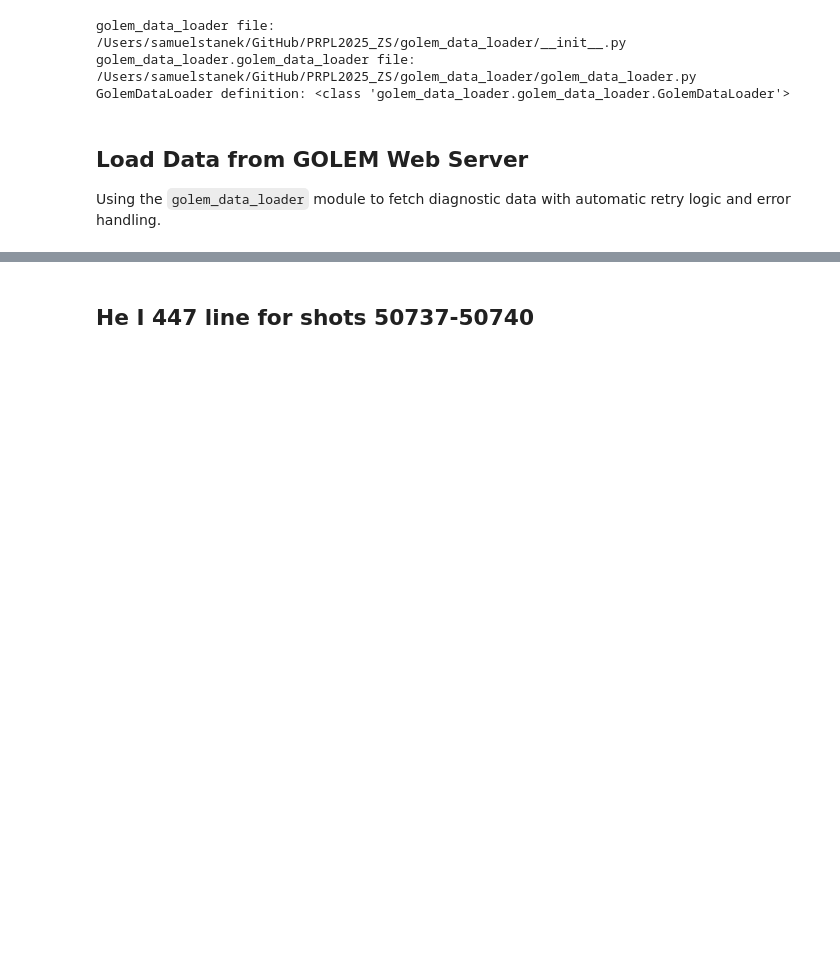
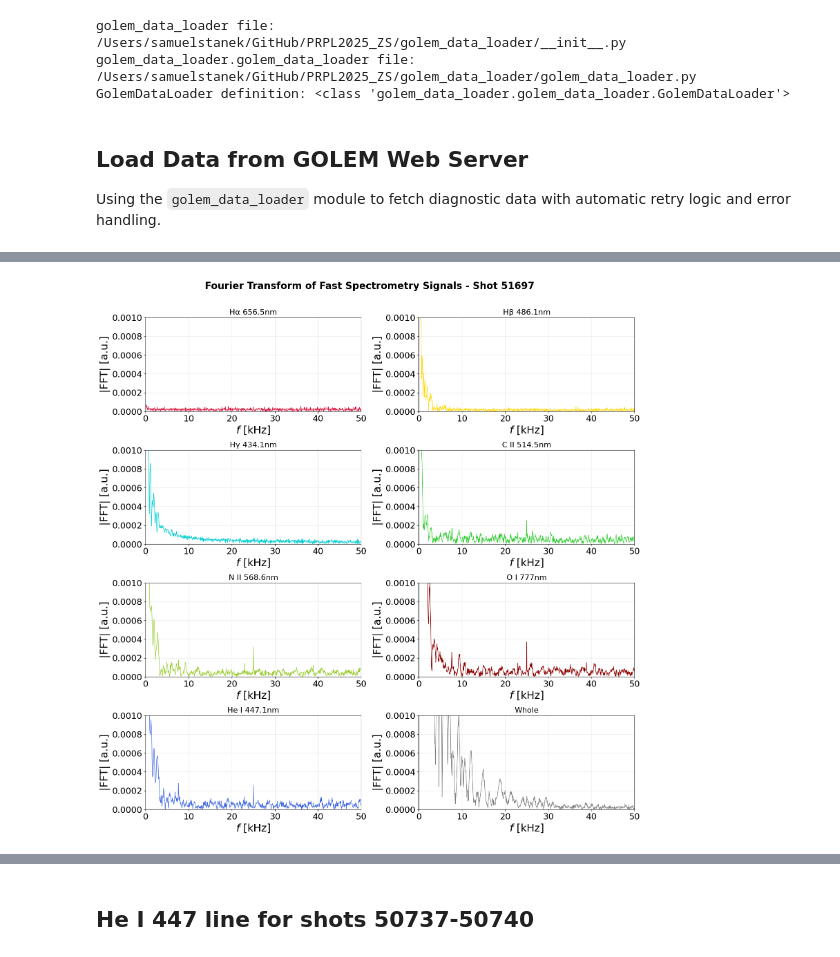
Before and after one commit to samostanek/PRPL2025_ZS, a Jupyter notebook: fast_spectrometry_graphs.ipynb, the cells around one changed output, grey strips where cells are left out. Saved outputs shown, nothing was run; the diff lists cells and outputs as text; code cells hidden in the pictures; blank space fills up the shorter version.

Commit message:
Add signal frequency analysis

```diff
--- a/fast_spectrometry_graphs.ipynb
+++ b/fast_spectrometry_graphs.ipynb
@@ -209,0 +190,66 @@ plt.show()
+# %%
+# Fourier Transform of each fast spectrometry signal
+all_lines = first_lines + second_lines + ["Whole"]
+n_lines = len(all_lines)
+ncols = 2
+nrows = (n_lines + ncols - 1) // ncols
+
+fig_fft, axes_fft = plt.subplots(nrows=nrows, ncols=ncols, figsize=(16, 4 * nrows))
+axes_fft = axes_fft.flatten()
+
+for i, label in enumerate(all_lines):
+    ax = axes_fft[i]
+    if label not in data:
+        ax.set_visible(False)
+        continue
+
+    df = data[label]
+    t = df.iloc[:, 0].values  # time in seconds
+    u = df.iloc[:, 1].values  # intensity
+
+    # Only use the plasma region for FFT if timing is available
+    if loader.plasma_timing:
+        mask = (t * 1e3 >= loader.plasma_timing.t_plasma_start_ms) & (t * 1e3 <= loader.plasma_timing.t_plasma_end_ms)
+    else:
+        mask = (t * 1e3 >= 2) & (t * 1e3 <= 20)
+    t_sel = t[mask]
+    u_sel = u[mask]
+
+    if len(u_sel) < 2:
+        ax.set_visible(False)
+        continue
+
+    # Compute sampling frequency and FFT
+    dt = np.mean(np.diff(t_sel))
+    fs = 1.0 / dt
+    N = len(u_sel)
+
+    # Remove DC component (subtract mean)
+    u_ac = u_sel - np.mean(u_sel)
+
+    freqs = np.fft.rfftfreq(N, d=dt)
+    fft_vals = np.abs(np.fft.rfft(u_ac)) * 2.0 / N
+
+    # Plot up to 50 kHz (half of typical 100 kHz sampling)
+    freq_limit = min(50e3, fs / 2)
+    freq_mask = freqs <= freq_limit
+
+    color = line_colors.get(label, "black")
+    ax.plot(freqs[freq_mask] / 1e3, fft_vals[freq_mask], color=color, linewidth=1)
+    ax.set_title(label, fontsize=16)
+    ax.set_xlabel(r"$f$ [kHz]")
+    ax.set_ylabel(r"|FFT| [a.u.]")
+    ax.grid(True, alpha=0.3)
+    ax.set_xlim(0, freq_limit / 1e3)
+    ax.set_ylim(0, 0.001)
+
+# Hide any unused subplots
+for j in range(n_lines, len(axes_fft)):
+    axes_fft[j].set_visible(False)
+
+fig_fft.suptitle(f"Fourier Transform of Fast Spectrometry Signals - Shot {shotno}",
+                 fontweight='bold', fontsize=20, y=1.01)
+fig_fft.tight_layout()
+plt.show()
+# %% [output]
+[figure, added]
```
Also changed, not shown: parts of 12 cells of this notebook.
